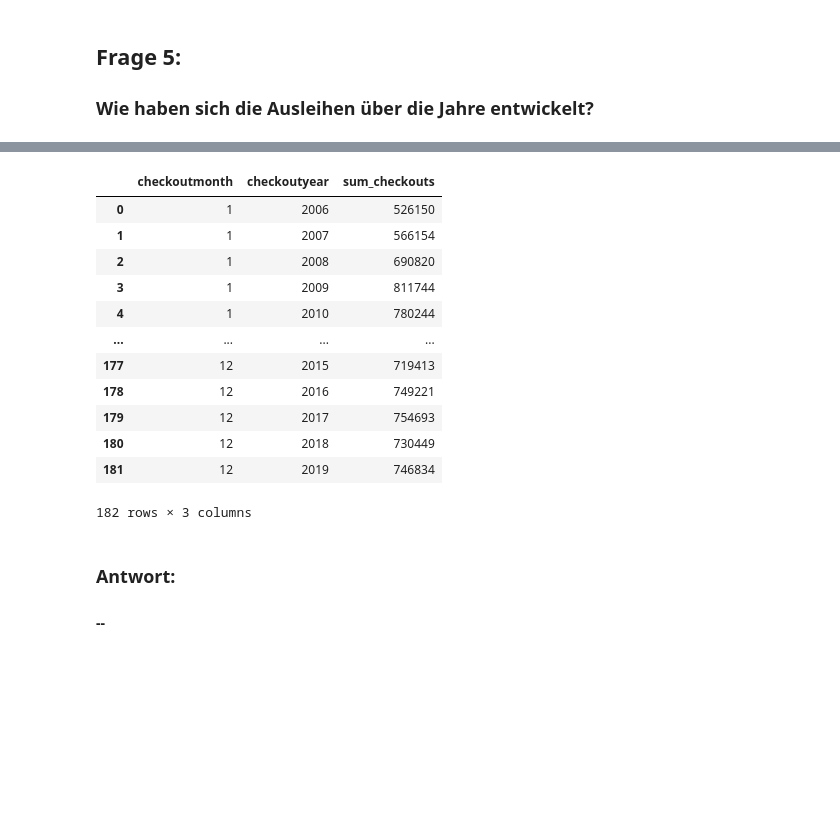
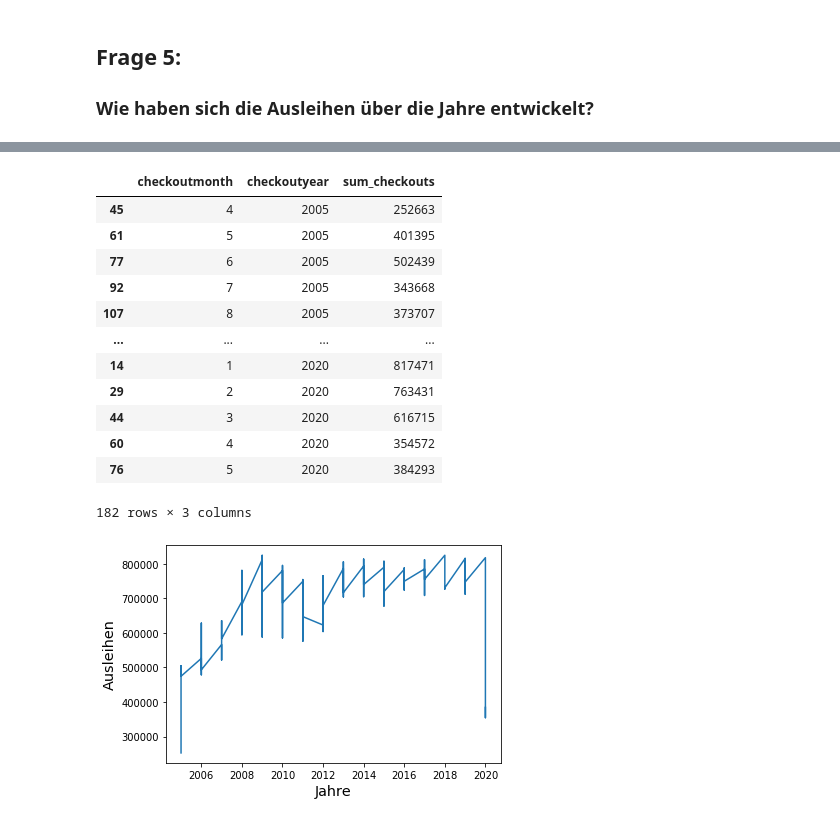
Before and after one commit to BLelgemann/WPM_T9-2, a Jupyter notebook: a2_python.ipynb, the cells around one changed output, grey strips where cells are left out. Cells and saved outputs as stored; diff of their text form; code cells hidden in the pictures; blank space fills up the shorter version.

```diff
--- a/a2_python.ipynb
+++ b/a2_python.ipynb
@@ -312,6 +331,6 @@ checkouts_2019[['title', 'materialtype', 'checkouts']].sort_values(by = ["checko
 
 url_jahresverteilung = "https://data.seattle.gov/resource/tmmm-ytt6.csv?$group=checkoutmonth,checkoutyear&$select=checkoutmonth,checkoutyear,sum(checkouts)"
 # %%
-checkouts_file_jahresverteilung = "checkouts_jahresverteilung.csv"
-urllib.request.urlretrieve(url_jahresverteilung, checkouts_file_jahresverteilung)
-checkouts_jahresverteilung = pd.read_csv(checkouts_file_jahresverteilung)
+checkouts_file_jv = "checkouts_jahresverteilung.csv"
+urllib.request.urlretrieve(url_jahresverteilung, checkouts_file_jv)
+checkouts_jv = pd.read_csv(checkouts_file_jv)
@@ -318,17 +354,19 @@ checkouts_jahresverteilung = pd.read_csv(checkouts_file_jahresverteilung)
 # %%
-# Dann sortiere ich die Werte nach Monat und Jahr:
-checkouts_jahresverteilung.sort_values(by = ['checkoutmonth','checkoutyear'])
+# Dann sortiere ich die Werte nach Jahr und Monat:
+checkouts_jv_sorted = checkouts_jahresverteilung.sort_values(by = ['checkoutyear', 'checkoutmonth'])
+
+checkouts_jv_sorted
 # %% [output]
 |  | checkoutmonth | checkoutyear | sum_checkouts |
-| 0 | 1 | 2006 | 526150 |
-| 1 | 1 | 2007 | 566154 |
-| 2 | 1 | 2008 | 690820 |
-| 3 | 1 | 2009 | 811744 |
-| 4 | 1 | 2010 | 780244 |
+| 45 | 4 | 2005 | 252663 |
+| 61 | 5 | 2005 | 401395 |
+| 77 | 6 | 2005 | 502439 |
+| 92 | 7 | 2005 | 343668 |
+| 107 | 8 | 2005 | 373707 |
 | ... | ... | ... | ... |
-| 177 | 12 | 2015 | 719413 |
-| 178 | 12 | 2016 | 749221 |
-| 179 | 12 | 2017 | 754693 |
-| 180 | 12 | 2018 | 730449 |
-| 181 | 12 | 2019 | 746834 |
+| 14 | 1 | 2020 | 817471 |
+| 29 | 2 | 2020 | 763431 |
+| 44 | 3 | 2020 | 616715 |
+| 60 | 4 | 2020 | 354572 |
+| 76 | 5 | 2020 | 384293 |
 182 rows × 3 columns
@@ -337,3 +373,15 @@ checkouts_jahresverteilung.sort_values(by = ['checkoutmonth','checkoutyear'])
-# %% [markdown]
-### Antwort:
-#### --
+# %%
+# Hieraus erstelle ich dann ein Histogramm:
+
+# Ich erstelle die Variablen x (für die x-Achse) und y (für die y-Achse)
+x = checkouts_jv_sorted['checkoutyear'].values
+y = checkouts_jv_sorted['sum_checkouts'].values
+
+plt.ylabel("Ausleihen", size="x-large")
+plt.xlabel("Jahre", size="x-large")
+
+# Jetzt visualisiere ich diese Daten
+plt.plot(x, y)
+plt.show()
+# %% [output]
+[figure, added]
```
Also changed, not shown: parts of 13 cells of this notebook.
